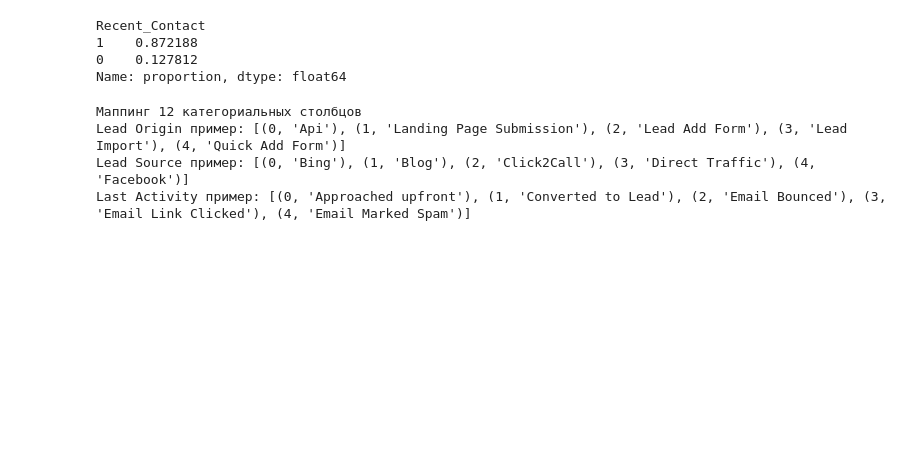
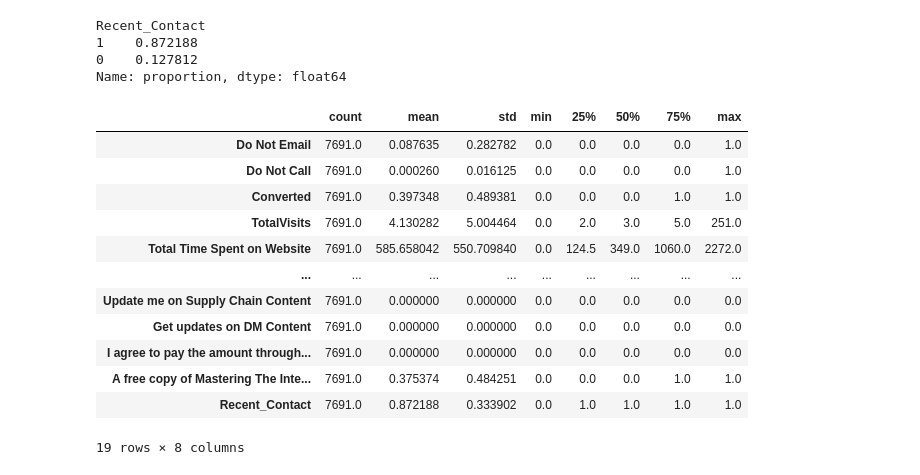
Before and after one commit to Madarakill/LS_EDU, a Jupyter notebook: Анализ набора данных.ipynb, the cells around one changed output. Saved outputs shown, nothing was run; the diff lists cells and outputs as text; code cells hidden in the pictures; blank space fills up the shorter version.

```diff
--- a/Анализ набора данных.ipynb
+++ b/Анализ набора данных.ipynb
@@ -397,22 +389,20 @@ Recent_Contact
 1    0.872188
 0    0.127812
 Name: proportion, dtype: float64
-# %%
-# Маппинг категориальных столбцов в числовые коды
-cat_col = df.select_dtypes(include=['object']).columns.tolist()
-
-category_maps = {}
-for col in cat_col:
-    codes, uniques = pd.factorize(df[col], sort=True)
-    df[col] = codes
-    category_maps[col] = {int(i): val for i, val in enumerate(uniques)}
-
-print(f'Маппинг {len(cat_col)} категориальных столбцов')
-for col in cat_col[:3]:
-    sample = list(category_maps[col].items())[:5]
-    print(col, 'пример:', sample)
-# %% [output]
-Маппинг 12 категориальных столбцов
-Lead Origin пример: [(0, 'Api'), (1, 'Landing Page Submission'), (2, 'Lead Add Form'), (3, 'Lead Import'), (4, 'Quick Add Form')]
-Lead Source пример: [(0, 'Bing'), (1, 'Blog'), (2, 'Click2Call'), (3, 'Direct Traffic'), (4, 'Facebook')]
-Last Activity пример: [(0, 'Approached upfront'), (1, 'Converted to Lead'), (2, 'Email Bounced'), (3, 'Email Link Clicked'), (4, 'Email Marked Spam')]
+# %%
+# Проверяем типы данных
+df.describe().T
+# %% [output]
+|  | count | mean | std | min | 25% | 50% | 75% | max |
+| Do Not Email | 7691.0 | 0.087635 | 0.282782 | 0.0 | 0.0 | 0.0 | 0.0 | 1.0 |
+| Do Not Call | 7691.0 | 0.000260 | 0.016125 | 0.0 | 0.0 | 0.0 | 0.0 | 1.0 |
+| Converted | 7691.0 | 0.397348 | 0.489381 | 0.0 | 0.0 | 0.0 | 1.0 | 1.0 |
+| TotalVisits | 7691.0 | 4.130282 | 5.004464 | 0.0 | 2.0 | 3.0 | 5.0 | 251.0 |
+| Total Time Spent on Website | 7691.0 | 585.658042 | 550.709840 | 0.0 | 124.5 | 349.0 | 1060.0 | 2272.0 |
+| ... | ... | ... | ... | ... | ... | ... | ... | ... |
+| Update me on Supply Chain Content | 7691.0 | 0.000000 | 0.000000 | 0.0 | 0.0 | 0.0 | 0.0 | 0.0 |
+| Get updates on DM Content | 7691.0 | 0.000000 | 0.000000 | 0.0 | 0.0 | 0.0 | 0.0 | 0.0 |
+| I agree to pay the amount through... | 7691.0 | 0.000000 | 0.000000 | 0.0 | 0.0 | 0.0 | 0.0 | 0.0 |
+| A free copy of Mastering The Inte... | 7691.0 | 0.375374 | 0.484251 | 0.0 | 0.0 | 0.0 | 1.0 | 1.0 |
+| Recent_Contact | 7691.0 | 0.872188 | 0.333902 | 0.0 | 1.0 | 1.0 | 1.0 | 1.0 |
+19 rows × 8 columns
```
Also changed, not shown: parts of 12 cells of this notebook.
